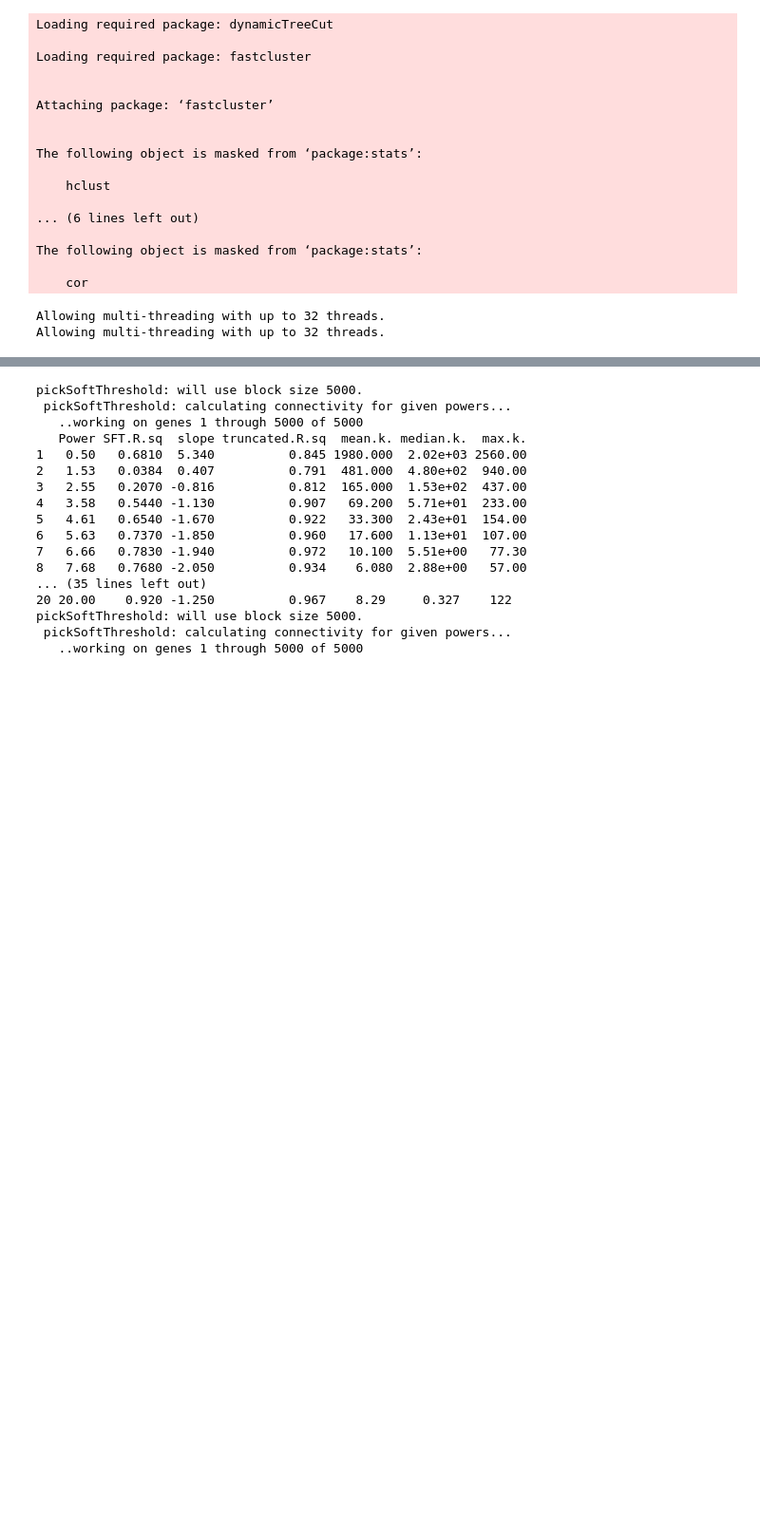
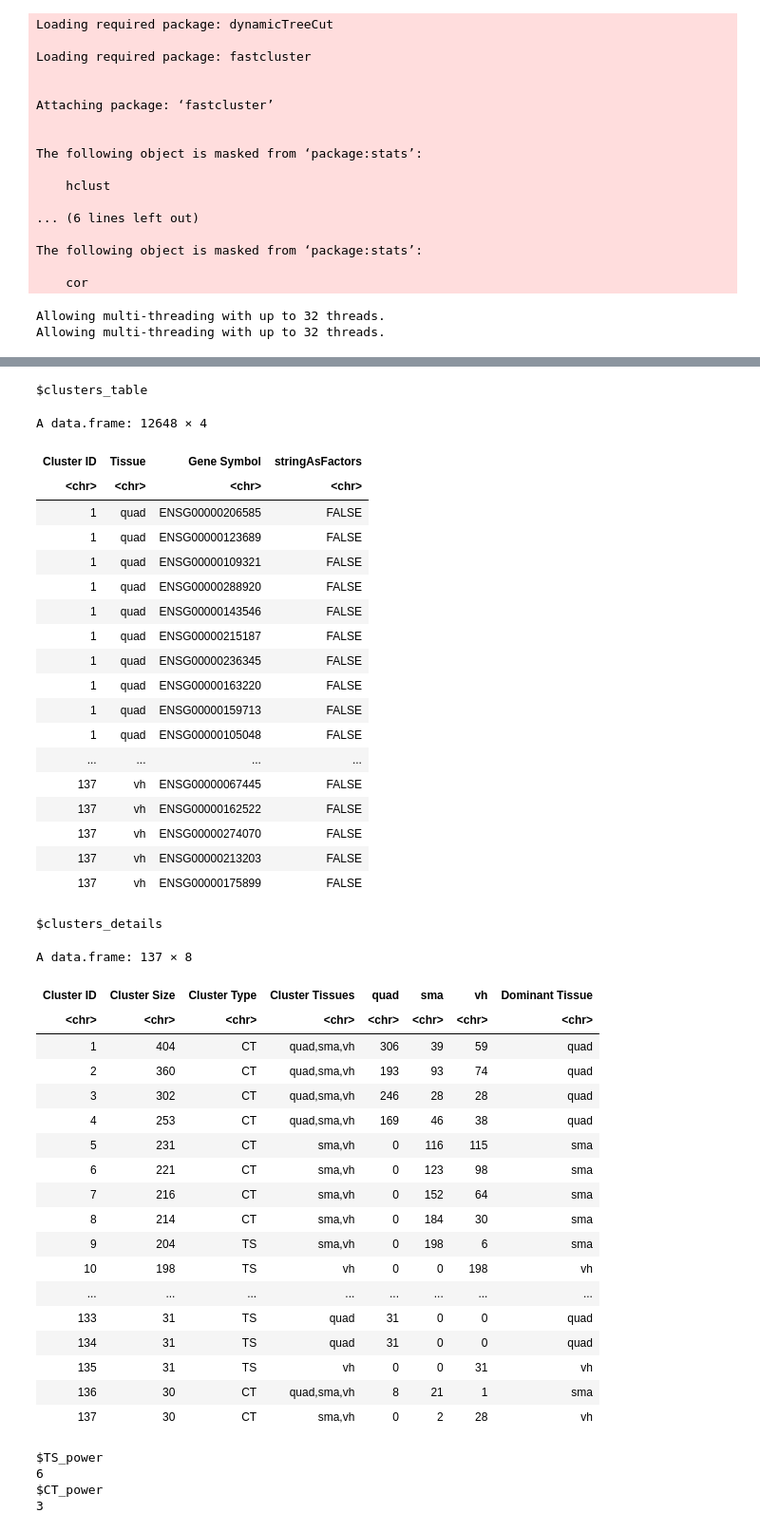
Before and after one commit to edenede2/CoExpression_ReProduction, a Jupyter notebook: nbs/muscle_data_analysis.ipynb, the cells around one changed output, grey strips where cells are left out. Shown at 95% size. Cells and saved outputs as stored; diff of their text form; code cells hidden in the pictures; blank space fills up the shorter version.

Commit message:
finished to run the wgcna on the muscle data

```diff
--- a/nbs/muscle_data_analysis.ipynb
+++ b/nbs/muscle_data_analysis.ipynb
@@ -96,7 +96,7 @@ XWGCNA_Clusters_autoBeta(
     sd_quantile = 0.0,
     max_genes_per_tissue = 5000,
     out_prefix = "xwgcna_rosmap_muscles_v2",
-    auto_beta = TRUE,
+    auto_beta = FALSE,
     plot_beta_curves = TRUE,
     blockwise_TOM = TRUE,
     TS_power = 6,
@@ -117,17 +133,44 @@ Auto-picking TS/CT betas (WGCNA new)…
-pickSoftThreshold: will use block size 5000.
- pickSoftThreshold: calculating connectivity for given powers...
-   ..working on genes 1 through 5000 of 5000
-   Power SFT.R.sq  slope truncated.R.sq  mean.k. median.k.  max.k.
-1   0.50   0.6810  5.340          0.845 1980.000  2.02e+03 2560.00
-2   1.53   0.0384  0.407          0.791  481.000  4.80e+02  940.00
-3   2.55   0.2070 -0.816          0.812  165.000  1.53e+02  437.00
-4   3.58   0.5440 -1.130          0.907   69.200  5.71e+01  233.00
-5   4.61   0.6540 -1.670          0.922   33.300  2.43e+01  154.00
-6   5.63   0.7370 -1.850          0.960   17.600  1.13e+01  107.00
-7   6.66   0.7830 -1.940          0.972   10.100  5.51e+00   77.30
-8   7.68   0.7680 -2.050          0.934    6.080  2.88e+00   57.00
-... (35 lines left out)
-20 20.00    0.920 -1.250          0.967    8.29     0.327    122
-pickSoftThreshold: will use block size 5000.
- pickSoftThreshold: calculating connectivity for given powers...
-   ..working on genes 1 through 5000 of 5000
+$clusters_table
+A data.frame: 12648 × 4
+| Cluster ID | Tissue | Gene Symbol | stringAsFactors |
+| <chr> | <chr> | <chr> | <chr> |
+| 1 | quad | ENSG00000206585 | FALSE |
+| 1 | quad | ENSG00000123689 | FALSE |
+| 1 | quad | ENSG00000109321 | FALSE |
+| 1 | quad | ENSG00000288920 | FALSE |
+| 1 | quad | ENSG00000143546 | FALSE |
+| 1 | quad | ENSG00000215187 | FALSE |
+| 1 | quad | ENSG00000236345 | FALSE |
+| 1 | quad | ENSG00000163220 | FALSE |
+| 1 | quad | ENSG00000159713 | FALSE |
+| 1 | quad | ENSG00000105048 | FALSE |
+| ... | ... | ... | ... |
+| 137 | vh | ENSG00000067445 | FALSE |
+| 137 | vh | ENSG00000162522 | FALSE |
+| 137 | vh | ENSG00000274070 | FALSE |
+| 137 | vh | ENSG00000213203 | FALSE |
+| 137 | vh | ENSG00000175899 | FALSE |
+$clusters_details
+A data.frame: 137 × 8
+| Cluster ID | Cluster Size | Cluster Type | Cluster Tissues | quad | sma | vh | Dominant Tissue |
+| <chr> | <chr> | <chr> | <chr> | <chr> | <chr> | <chr> | <chr> |
+| 1 | 404 | CT | quad,sma,vh | 306 | 39 | 59 | quad |
+| 2 | 360 | CT | quad,sma,vh | 193 | 93 | 74 | quad |
+| 3 | 302 | CT | quad,sma,vh | 246 | 28 | 28 | quad |
+| 4 | 253 | CT | quad,sma,vh | 169 | 46 | 38 | quad |
+| 5 | 231 | CT | sma,vh | 0 | 116 | 115 | sma |
+| 6 | 221 | CT | sma,vh | 0 | 123 | 98 | sma |
+| 7 | 216 | CT | sma,vh | 0 | 152 | 64 | sma |
+| 8 | 214 | CT | sma,vh | 0 | 184 | 30 | sma |
+| 9 | 204 | TS | sma,vh | 0 | 198 | 6 | sma |
+| 10 | 198 | TS | vh | 0 | 0 | 198 | vh |
+| ... | ... | ... | ... | ... | ... | ... | ... |
+| 133 | 31 | TS | quad | 31 | 0 | 0 | quad |
+| 134 | 31 | TS | quad | 31 | 0 | 0 | quad |
+| 135 | 31 | TS | vh | 0 | 0 | 31 | vh |
+| 136 | 30 | CT | quad,sma,vh | 8 | 21 | 1 | sma |
+| 137 | 30 | CT | sma,vh | 0 | 2 | 28 | vh |
+$TS_power
+6
+$CT_power
+3
```
Also changed, not shown: parts of 1 cell of this notebook.
